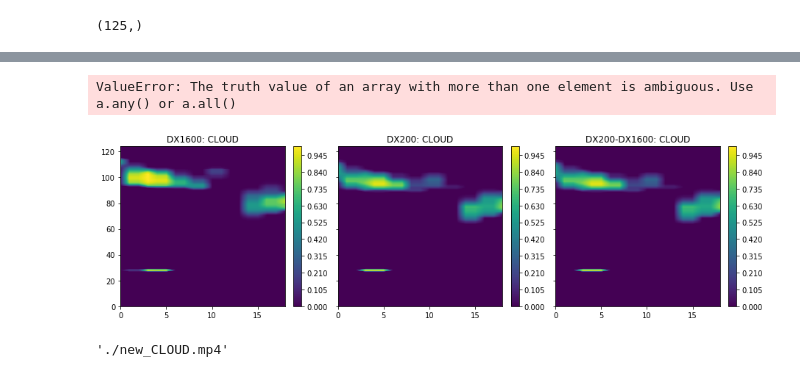
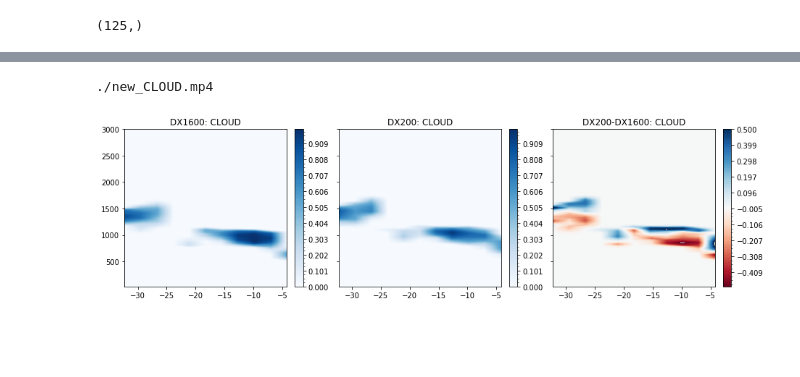
Before and after one commit to liranpeng/Python, a Jupyter notebook: Process_Crosssection.ipynb, the cells around one changed output, grey strips where cells are left out. Drawn from its saved outputs; the diff is of its cells as text; code cells hidden in the pictures; blank space fills up the shorter version.

Commit message:
fix animation bugs and update README file

```diff
--- a/Process_Crosssection.ipynb
+++ b/Process_Crosssection.ipynb
@@ -353,61 +371,56 @@ for varname in varnames:
 levels = np.linspace(varmin[0], varmax[0], varinter[0])
 cv0 = frames1[0]
 cf = ax1.contourf(cv0,200)
 cb = fig.colorbar(cf, cax=cax)
 titlestring = ("DX1600: "+varname)
 tx = ax1.set_title(titlestring)
 
 cv2 = frames2[0]
 cf2 = ax2.contourf(cv2,200)
 cb2 = fig.colorbar(cf2, cax=cax2)
 titlestring2 = ("DX200: "+varname)
 tx2 = ax2.set_title(titlestring2)
 
 cv3 = frames2[0]
 cf3 = ax3.contourf(cv3,200)
 cb3 = fig.colorbar(cf3, cax=cax3)
 titlestring3 = ("DX200-DX1600: "+varname)
 tx3 = ax3.set_title(titlestring3)
 
 def animate(i):
     arr = frames1[i]
-    if max(arr)>vmin:
-        levels   = np.linspace(varmin[0], varmax[0], varinter[0], endpoint = True)
-        cf1 = ax1.contourf(lat[minindex3],Z3p,arr, vmax=varmax[0], vmin=varmin[0], levels=levels, cmap='Blues')
-        ax1.set(xlim=(min(lat[minindex3]), max(lat[minindex3])), ylim=(min(Z3p), 3000))
-        cax.cla()
-        cbar1 = fig.colorbar(cf1, cax=cax, extend='both')
-        cbar1.minorticks_on()
-        tx.set_text(titlestring)
+    levels   = np.linspace(varmin[0], varmax[0], varinter[0], endpoint = True)
+    cf1 = ax1.contourf(lat[minindex3],Z3p,arr, vmax=varmax[0], vmin=varmin[0], levels=levels, cmap='Blues')
+    ax1.set(xlim=(min(lat[minindex3]), max(lat[minindex3])), ylim=(min(Z3p), 3000))
+    cax.cla()
+    cbar1 = fig.colorbar(cf1, cax=cax, extend='both')
+    cbar1.minorticks_on()
+    tx.set_text(titlestring)
 
-        arr2 = frames2[i]
-        levels   = np.linspace(varmin[0], varmax[0], varinter[0], endpoint = True)
-        cf2 = ax2.contourf(lat[minindex3],Z3p,arr2, vmax=varmax[0], vmin=varmin[0], levels=levels, cmap='Blues')
-        ax2.set(xlim=(min(lat[minindex3]), max(lat[minindex3])), ylim=(min(Z3p), 3000))
-        cax2.cla()
-        cbar2 = fig.colorbar(cf2, cax=cax2, extend='both')
-        cbar2.minorticks_on()
-        tx2.set_text(titlestring2)
+    arr2 = frames2[i]
+    levels   = np.linspace(varmin[0], varmax[0], varinter[0], endpoint = True)
+    cf2 = ax2.contourf(lat[minindex3],Z3p,arr2, vmax=varmax[0], vmin=varmin[0], levels=levels, cmap='Blues')
+    ax2.set(xlim=(min(lat[minindex3]), max(lat[minindex3])), ylim=(min(Z3p), 3000))
+    cax2.cla()
+    cbar2 = fig.colorbar(cf2, cax=cax2, extend='both')
+    cbar2.minorticks_on()
+    tx2.set_text(titlestring2)
 
-        arr3 = frames3[i]
-        levels   = np.linspace(vardmin[0], vardmax[0], vardinter[0], endpoint = True)
-        cf3 = ax3.contourf(lat[minindex3],Z3p,arr3, vmax=vardmax[0], vmin=vardmin[0], levels=levels, cmap='RdBu')
-        ax3.set(xlim=(min(lat[minindex3]), max(lat[minindex3])), ylim=(min(Z3p), 3000))
-        cax3.cla()
-        cbar3 = fig.colorbar(cf3, cax=cax3, extend='both')
-        cbar3.minorticks_on()
-        tx3.set_text(titlestring3)
+    arr3 = frames3[i]
+    levels   = np.linspace(vardmin[0], vardmax[0], vardinter[0], endpoint = True)
+    cf3 = ax3.contourf(lat[minindex3],Z3p,arr3, vmax=vardmax[0], vmin=vardmin[0], levels=levels, cmap='RdBu')
+    ax3.set(xlim=(min(lat[minindex3]), max(lat[minindex3])), ylim=(min(Z3p), 3000))
+    cax3.cla()
+    cbar3 = fig.colorbar(cf3, cax=cax3, extend='both')
+    cbar3.minorticks_on()
+    tx3.set_text(titlestring3)
 
-ani = animation.FuncAnimation(fig, animate, frames=10)
+ani = animation.FuncAnimation(fig, animate, frames=len(files.time.values)-1)
 filename = "./new_"+varname + ".mp4"
 ani.save(filename)
 print(filename)
 
 plt.show()
 # %% [output]
-ValueError: The truth value of an array with more than one element is ambiguous. Use a.any() or a.all()
+./new_CLOUD.mp4
-[figure, old version]
+[figure, new version]
-# %%
-filename
-# %% [output]
-'./new_CLOUD.mp4'
```
Also changed, not shown: parts of 2 cells of this notebook, 3 other files.
